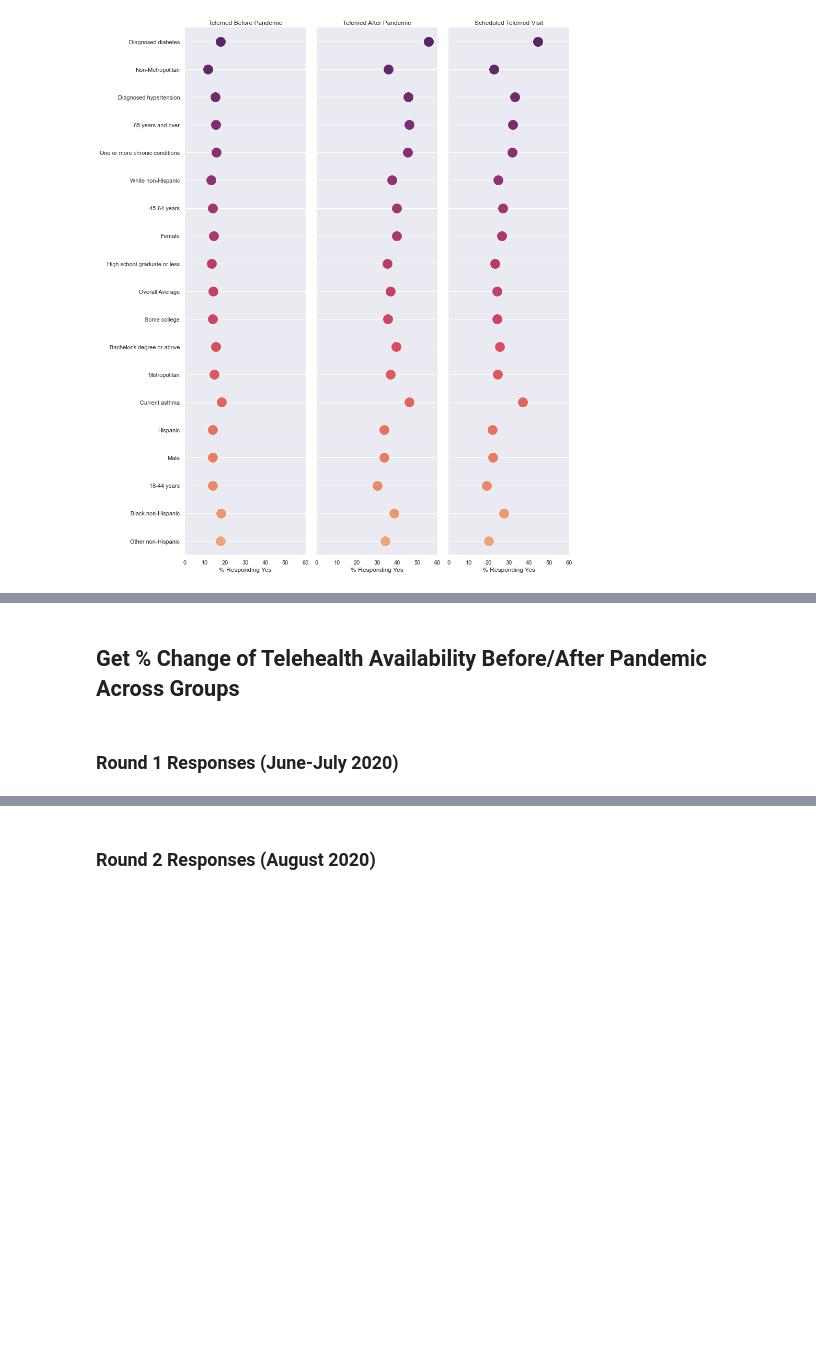
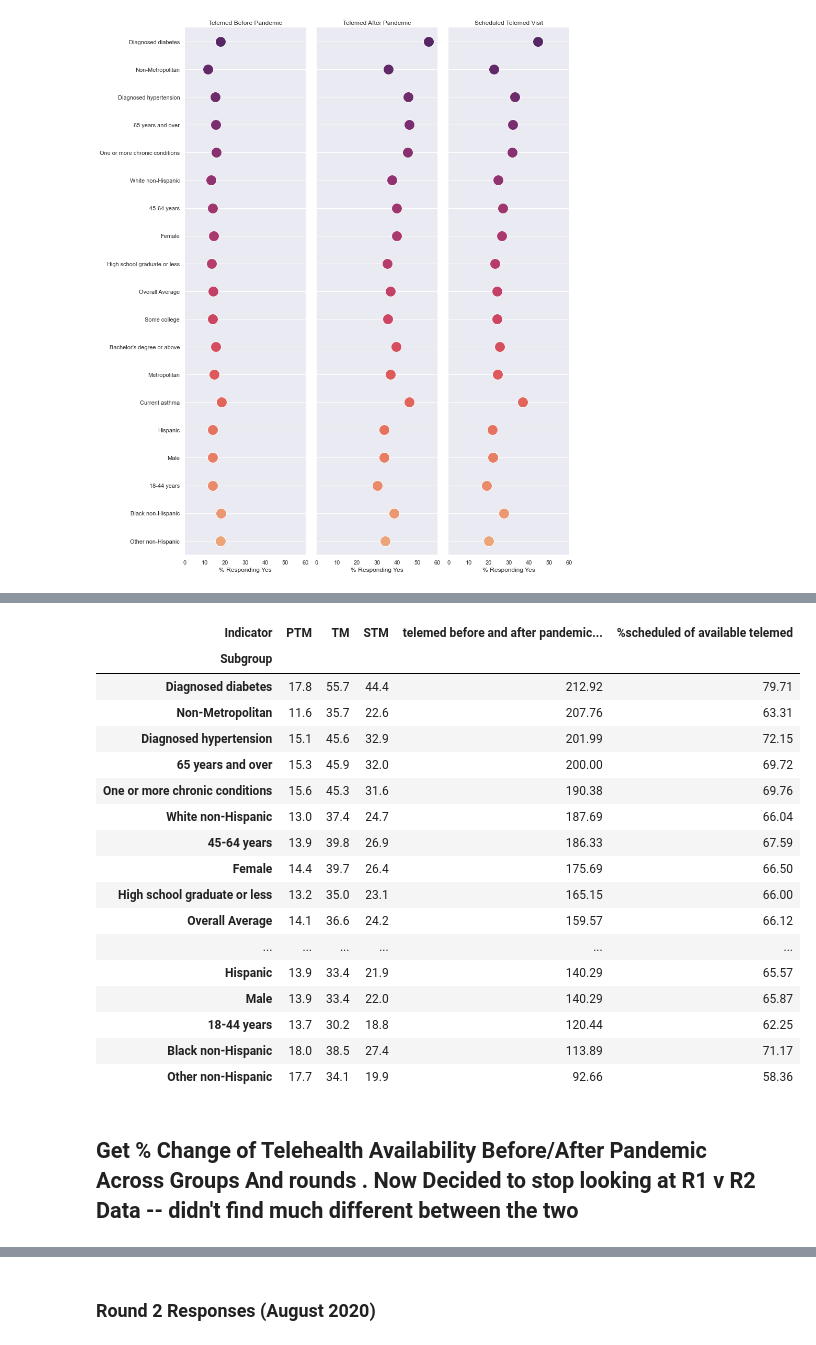
Before and after one commit to will-hou/Titans-Rice-Datathon-2021, a Jupyter notebook: telemed_survey.ipynb, the cells around one changed output, grey strips where cells are left out. Cells and saved outputs as stored; diff of their text form; code cells hidden in the pictures; blank space fills up the shorter version.

Commit message:
Calculate % of ppl with access to telemed actually scheduled

```diff
--- a/telemed_survey.ipynb
+++ b/telemed_survey.ipynb
@@ -30,5 +21,5 @@ all_yes = df.groupby(['Round','Group', 'Subgroup', 'Indicator']).nth(1).drop(['S
 # %%
 # Pivot so columns are % telehealth before, % scheduled telehealth, % telehealth after pandemic
 indicator_by_sgroup = pd.pivot(all_yes.loc[1].reset_index(), index='Subgroup', columns='Indicator', values='Percent')
-# Add a column calculating % diff between telehealth now and telehealth before pandemic
-indicator_by_sgroup['tm_ptm_diff'] = (indicator_by_sgroup['TM'] - indicator_by_sgroup['PTM']) / indicator_by_sgroup['PTM']
+# Add a column calculating % change between telehealth now and telehealth before pandemic
+indicator_by_sgroup['telemed before and after pandemic % change'] = (100 * (indicator_by_sgroup['TM'] - indicator_by_sgroup['PTM']) / indicator_by_sgroup['PTM']).round(2)
@@ -56,11 +26,11 @@ indicator_by_sgroup.sort_values('tm_ptm_diff', ascending=False)
 # %%
 # Reorder columns
-indicator_by_sgroup = indicator_by_sgroup.reindex(columns=['PTM', 'TM', "STM", 'tm_ptm_diff'])
+indicator_by_sgroup = indicator_by_sgroup.reindex(columns=['PTM', 'TM', "STM", 'telemed before and after pandemic % change'])
 # Rename the 'Total' subgroup to be more clear
 indicator_by_sgroup.rename(index={'Total': "Overall Average"}, inplace=True)
 
 # Make the PairGrid
-g = sns.PairGrid(indicator_by_sgroup.sort_values('tm_ptm_diff', ascending=False).reset_index(),
+g = sns.PairGrid(indicator_by_sgroup.sort_values('telemed before and after pandemic % change', ascending=False).reset_index(),
                  x_vars=indicator_by_sgroup.columns[:-1], y_vars='Subgroup', height=15, aspect=.25)
 
 # Draw a dot plot using the stripplot function
@@ -89,4 +61,25 @@ g.savefig('yes_by_indicator.png')
+# %%
+# Add a column calculating percentage of ppl with access to telemed actually scheduled
+indicator_by_sgroup['%scheduled of available telemed'] = (100 * indicator_by_sgroup['STM'] / indicator_by_sgroup['TM']).round(2)
+indicator_by_sgroup.sort_values('telemed before and after pandemic % change', ascending=False)
+# %% [output]
+| Indicator | PTM | TM | STM | telemed before and after pandemic... | %scheduled of available telemed |
+| Subgroup |  |  |  |  |  |
+| Diagnosed diabetes | 17.8 | 55.7 | 44.4 | 212.92 | 79.71 |
+| Non-Metropolitan | 11.6 | 35.7 | 22.6 | 207.76 | 63.31 |
+| Diagnosed hypertension | 15.1 | 45.6 | 32.9 | 201.99 | 72.15 |
+| 65 years and over | 15.3 | 45.9 | 32.0 | 200.00 | 69.72 |
+| One or more chronic conditions | 15.6 | 45.3 | 31.6 | 190.38 | 69.76 |
+| White non-Hispanic | 13.0 | 37.4 | 24.7 | 187.69 | 66.04 |
+| 45-64 years | 13.9 | 39.8 | 26.9 | 186.33 | 67.59 |
+| Female | 14.4 | 39.7 | 26.4 | 175.69 | 66.50 |
+| High school graduate or less | 13.2 | 35.0 | 23.1 | 165.15 | 66.00 |
+| Overall Average | 14.1 | 36.6 | 24.2 | 159.57 | 66.12 |
+| ... | ... | ... | ... | ... | ... |
+| Hispanic | 13.9 | 33.4 | 21.9 | 140.29 | 65.57 |
+| Male | 13.9 | 33.4 | 22.0 | 140.29 | 65.87 |
+| 18-44 years | 13.7 | 30.2 | 18.8 | 120.44 | 62.25 |
+| Black non-Hispanic | 18.0 | 38.5 | 27.4 | 113.89 | 71.17 |
+| Other non-Hispanic | 17.7 | 34.1 | 19.9 | 92.66 | 58.36 |
 # %% [markdown]
-## Get % Change of Telehealth Availability Before/After Pandemic Across Groups
+## Get % Change of Telehealth Availability Before/After Pandemic Across Groups And rounds . Now Decided to stop looking at R1 v R2 Data -- didn't find much different between the two
-# %% [markdown]
-### Round 1 Responses (June-July 2020)
```
Also changed, not shown: parts of 9 cells of this notebook.
